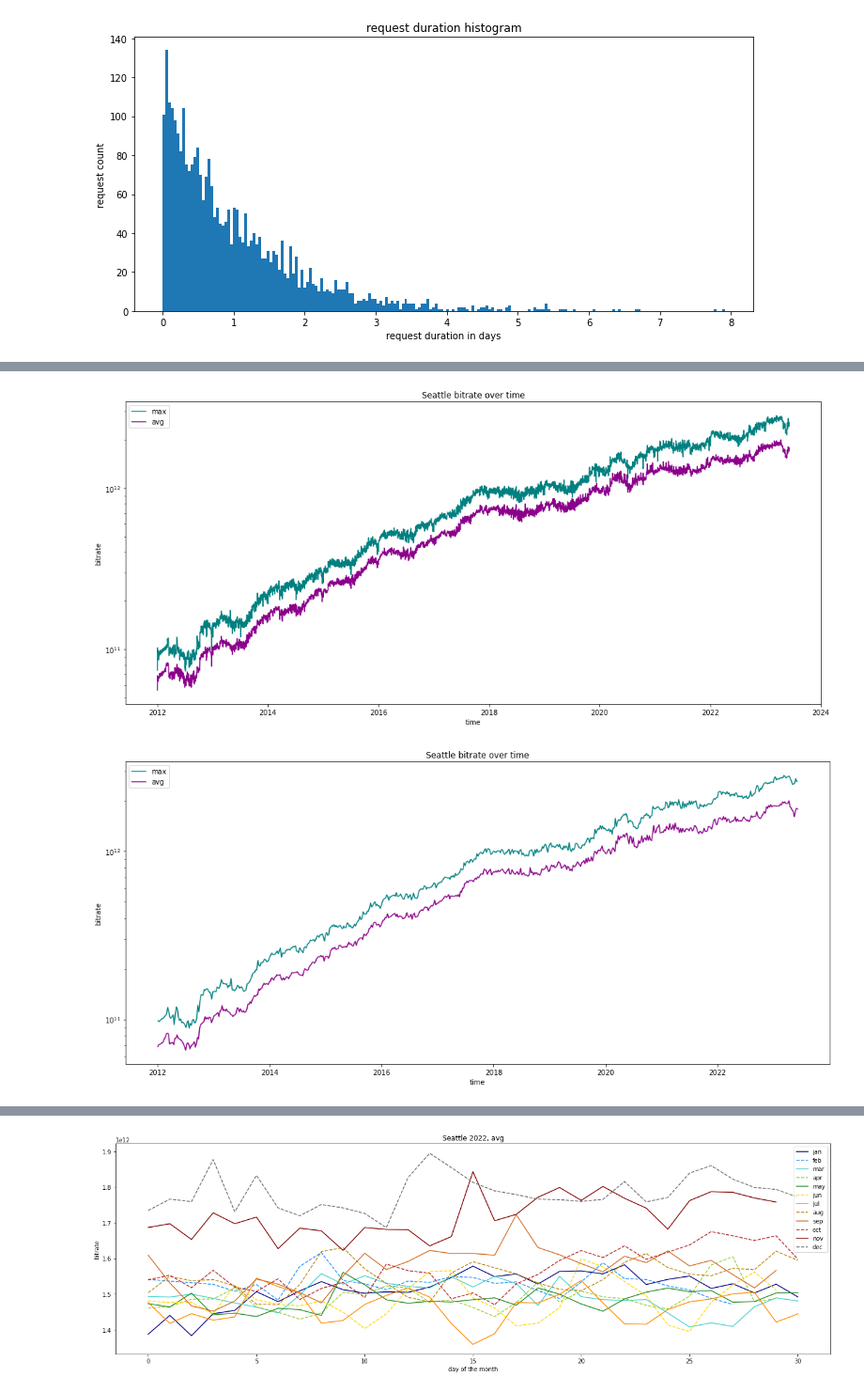
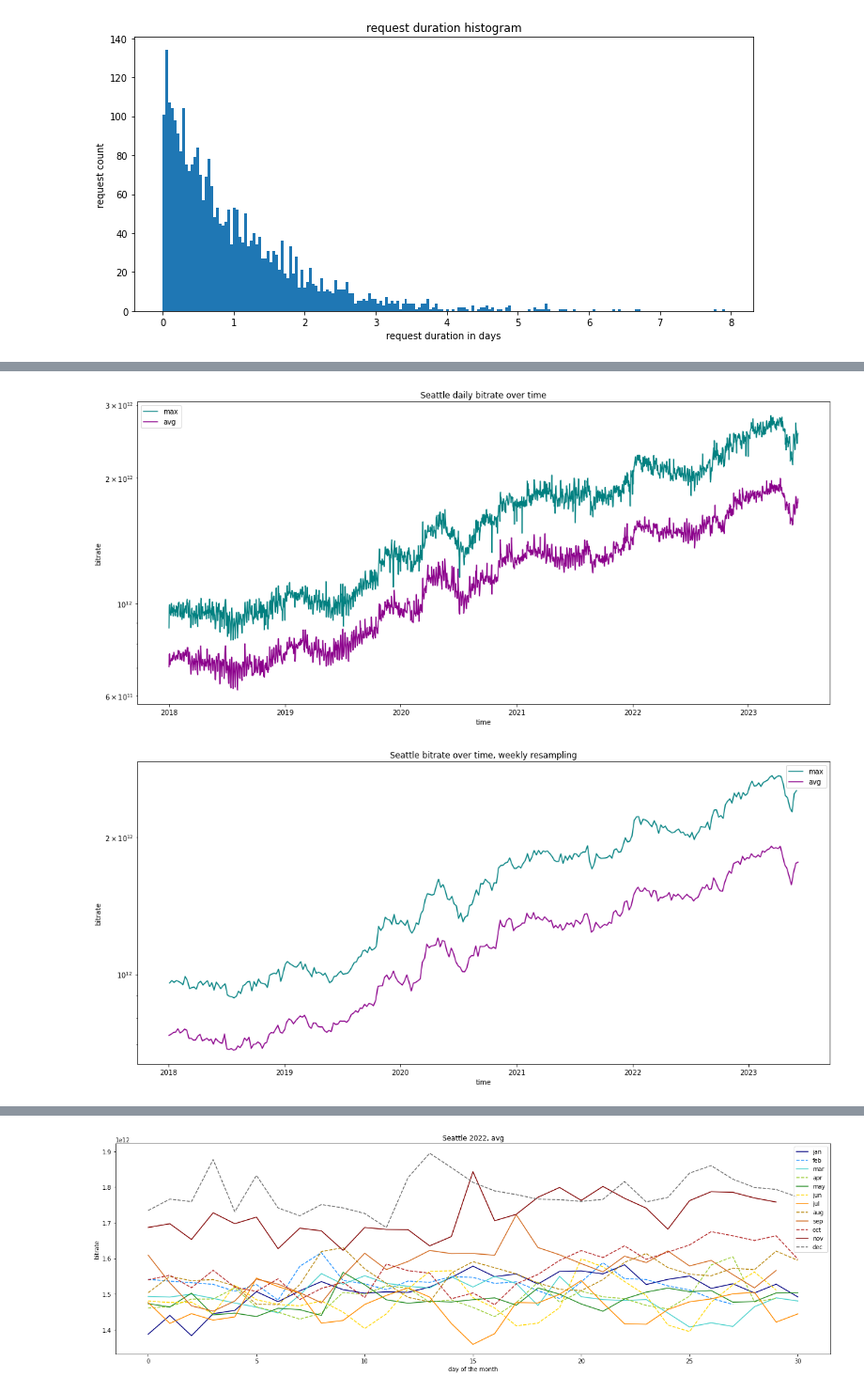
Before and after one commit to Ola2904/increasing_traffic_model, a Jupyter notebook: drawings.ipynb, the cells around one changed output, grey strips where cells are left out. Shown: that part at 94% size. Cells and saved outputs as stored; diff of their text form; code cells hidden in the pictures.

```diff
--- a/drawings.ipynb
+++ b/drawings.ipynb
@@ -245,8 +282,8 @@ draw_seattle_avg_and_max(from_date=0,ylog=False)
 # %%
-draw_seattle_avg_and_max(from_date='2012-01-01',ylog=True, weekly_resampling=False)
+draw_seattle_avg_and_max(from_date='2018-01-01',ylog=True)
 # %% [output]
-[figure, old version]
+[figure, new version]
 # %%
-draw_seattle_avg_and_max(from_date='2012-01-01',ylog=True, weekly_resampling=True)
+draw_seattle_avg_and_max(from_date='2018-01-01',ylog=True, resampling='weekly')
 # %% [output]
-[figure, old version]
+[figure, new version]
```
Also changed, not shown: parts of 6 cells of this notebook.
